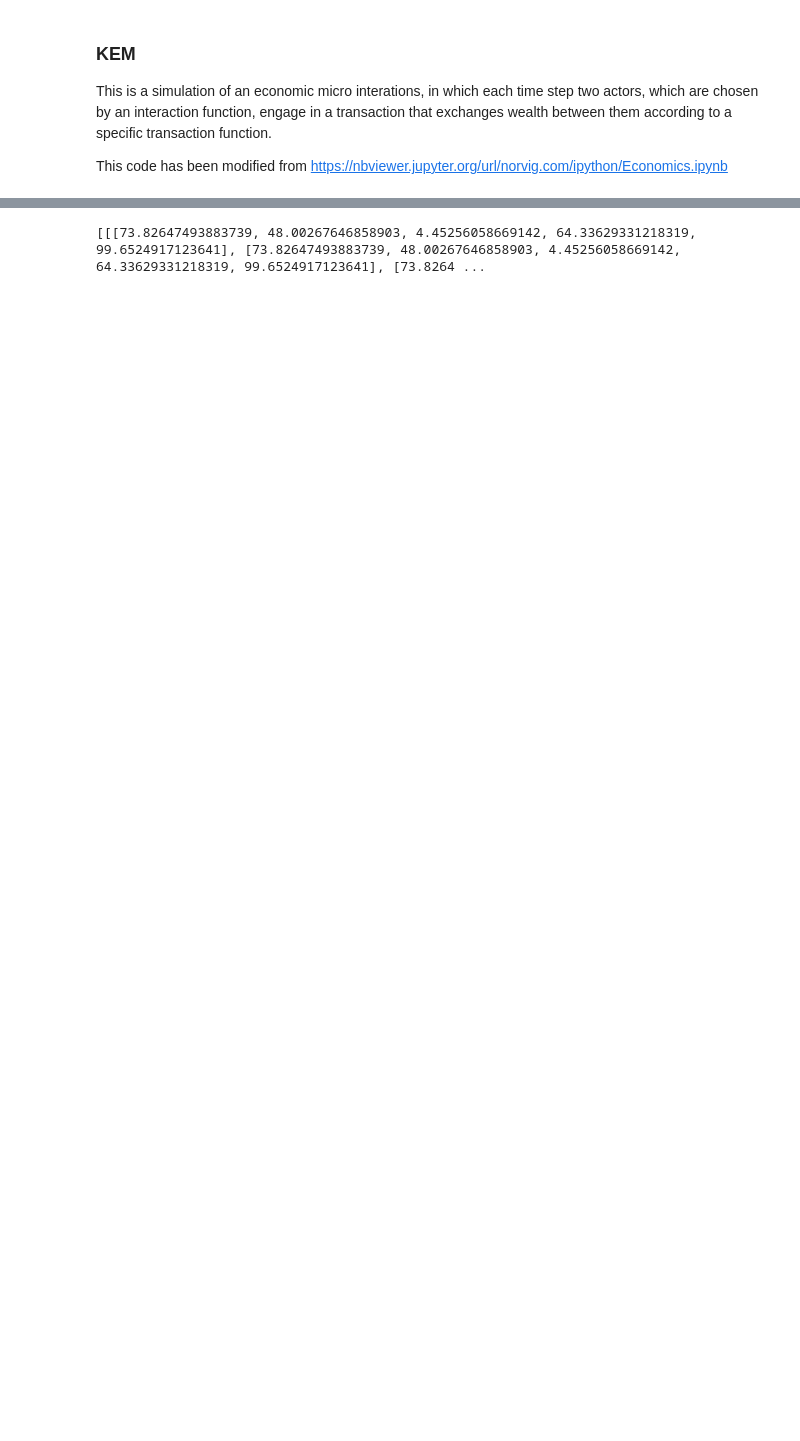
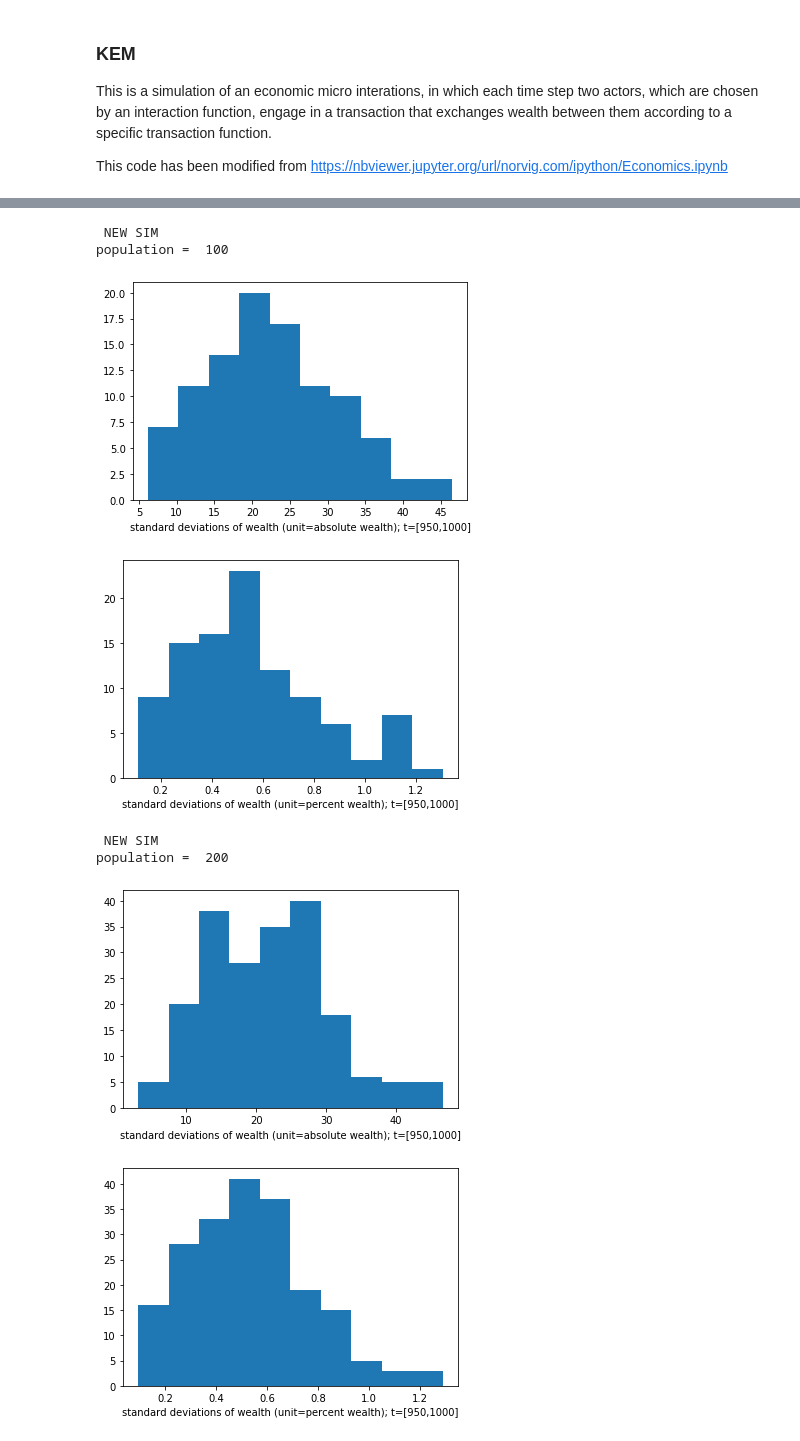
Before and after one commit to ElisaHeinrich/Urban-Inequality-Model, a Jupyter notebook: KEM.ipynb, the cells around one changed output, grey strips where cells are left out. Saved outputs shown, nothing was run; the diff lists cells and outputs as text; code cells hidden in the pictures; blank space fills up the shorter version.

```diff
--- a/KEM.ipynb
+++ b/KEM.ipynb
@@ -347,4 +376,19 @@ test_stability(results)
-# %%
-show(population)
-# %% [output]
-[[[73.82647493883739, 48.00267646858903, 4.45256058669142, 64.33629331218319, 99.6524917123641], [73.82647493883739, 48.00267646858903, 4.45256058669142, 64.33629331218319, 99.6524917123641], [73.8264 ...
+# %%
+# generated by zipf's law distribution
+hists = []
+popsizes = np.unique(np.random.zipf(1.4,300)*100)[:-8]
+for popsize in popsizes:
+    population,lambda_ = generate_population(popsize)
+    print("\n NEW SIM\npopulation = ",popsize)
+    results,_,_ = run(population,k=200)
+    hists.append(results[-1])
+#     test_stability(results)
+# %% [output]
+ NEW SIM
+population =  100
+[figure, added]
+[figure, added]
+ NEW SIM
+population =  200
+[figure, added]
+[figure, added]
```
Also changed, not shown: parts of 10 cells of this notebook, 1 other file.
